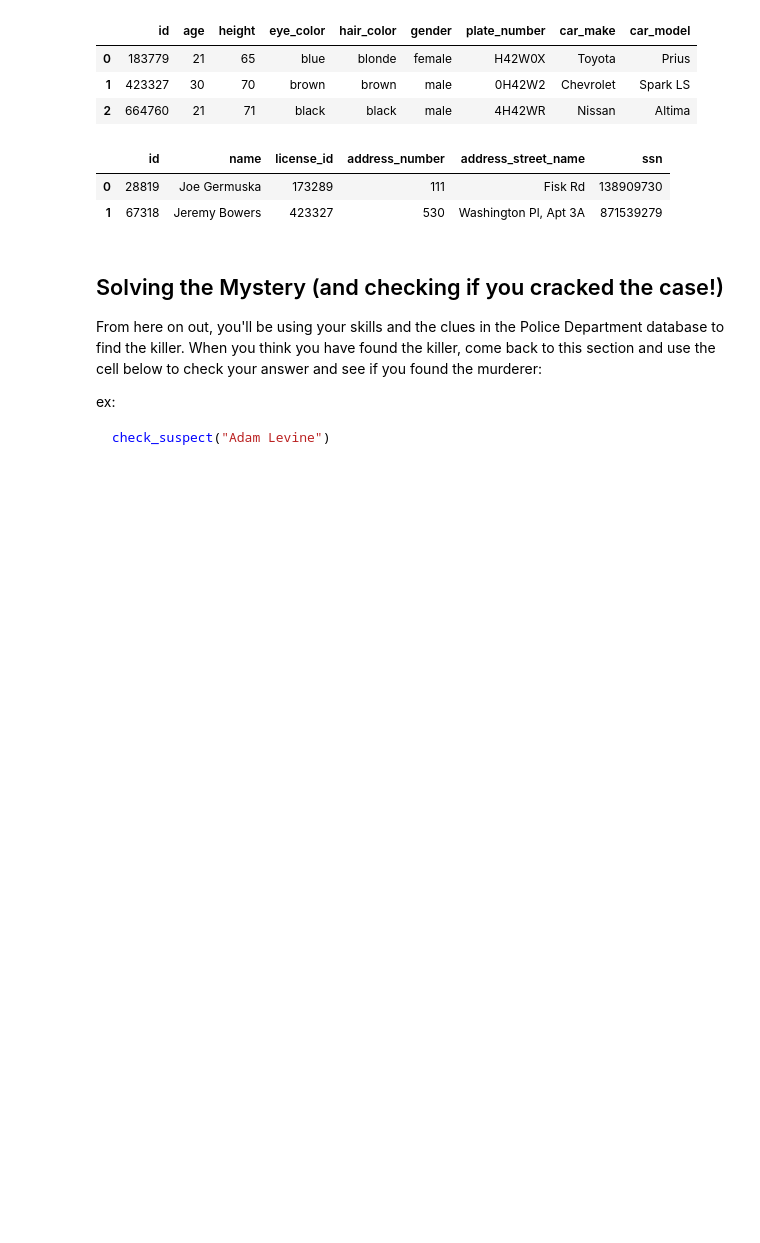
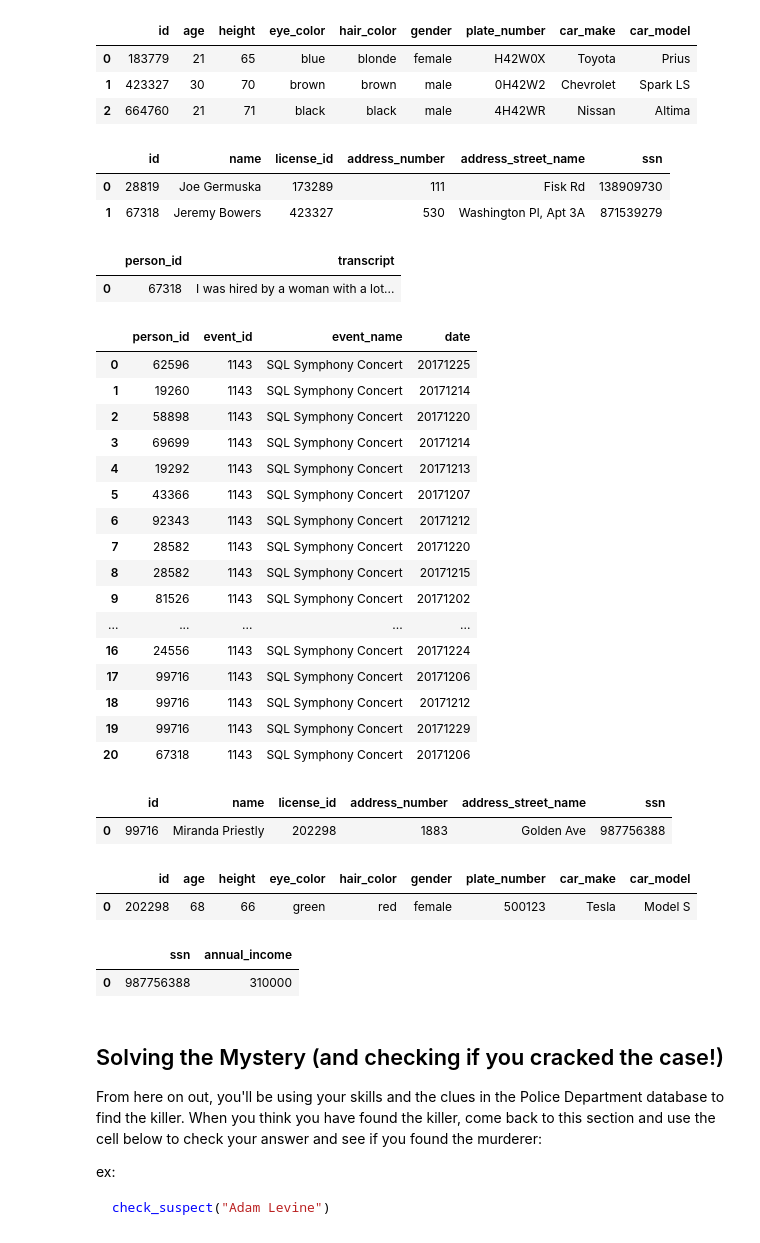
Before and after one commit to Fri03/COOP, a Jupyter notebook: notebooks/COOP_SQL_Murder_Mystery.ipynb, the cells around one changed output. Saved outputs shown, nothing was run; the diff lists cells and outputs as text; code cells hidden in the pictures; blank space fills up the shorter version.

```diff
--- a/notebooks/COOP_SQL_Murder_Mystery.ipynb
+++ b/notebooks/COOP_SQL_Murder_Mystery.ipynb
@@ -220,6 +220,63 @@ WHERE id = 28819 OR id = 67318 -- jeremy matches the plate number above it start
 |  | id | name | license_id | address_number | address_street_name | ssn |
 | 0 | 28819 | Joe Germuska | 173289 | 111 | Fisk Rd | 138909730 |
 | 1 | 67318 | Jeremy Bowers | 423327 | 530 | Washington Pl, Apt 3A | 871539279 |
+# %%
+%%sql
+SELECT *
+FROM interview
+WHERE person_id = 67318
+# %% [output]
+|  | person_id | transcript |
+| 0 | 67318 | I was hired by a woman with a lot... |
+# %%
+%%sql
+SELECT *
+FROM facebook_event_checkin
+WHERE event_name LIKE '%SQL%'
+  AND date >= 20171200
+  AND date < 20171300; --17-19 99716
+# %% [output]
+|  | person_id | event_id | event_name | date |
+| 0 | 62596 | 1143 | SQL Symphony Concert | 20171225 |
+| 1 | 19260 | 1143 | SQL Symphony Concert | 20171214 |
+| 2 | 58898 | 1143 | SQL Symphony Concert | 20171220 |
+| 3 | 69699 | 1143 | SQL Symphony Concert | 20171214 |
+| 4 | 19292 | 1143 | SQL Symphony Concert | 20171213 |
+| 5 | 43366 | 1143 | SQL Symphony Concert | 20171207 |
+| 6 | 92343 | 1143 | SQL Symphony Concert | 20171212 |
+| 7 | 28582 | 1143 | SQL Symphony Concert | 20171220 |
+| 8 | 28582 | 1143 | SQL Symphony Concert | 20171215 |
+| 9 | 81526 | 1143 | SQL Symphony Concert | 20171202 |
+| ... | ... | ... | ... | ... |
+| 16 | 24556 | 1143 | SQL Symphony Concert | 20171224 |
+| 17 | 99716 | 1143 | SQL Symphony Concert | 20171206 |
+| 18 | 99716 | 1143 | SQL Symphony Concert | 20171212 |
+| 19 | 99716 | 1143 | SQL Symphony Concert | 20171229 |
+| 20 | 67318 | 1143 | SQL Symphony Concert | 20171206 |
+# %%
+%%sql
+SELECT *
+FROM person
+WHERE id = 99716
+# %% [output]
+|  | id | name | license_id | address_number | address_street_name | ssn |
+| 0 | 99716 | Miranda Priestly | 202298 | 1883 | Golden Ave | 987756388 |
+# %%
+%%sql
+SELECT *
+FROM drivers_license
+WHERE id = 202298
+# %% [output]
+|  | id | age | height | eye_color | hair_color | gender | plate_number | car_make | car_model |
+| 0 | 202298 | 68 | 66 | green | red | female | 500123 | Tesla | Model S |
+# %%
+%%sql
+SELECT *
+FROM income
+WHERE ssn = 987756388 --confirmed its Miranda Priestly who hired the killer
+# %% [output]
+|  | ssn | annual_income |
+| 0 | 987756388 | 310000 |
 # %% [markdown]
 ## Solving the Mystery (and checking if you cracked the case!)
 
```
